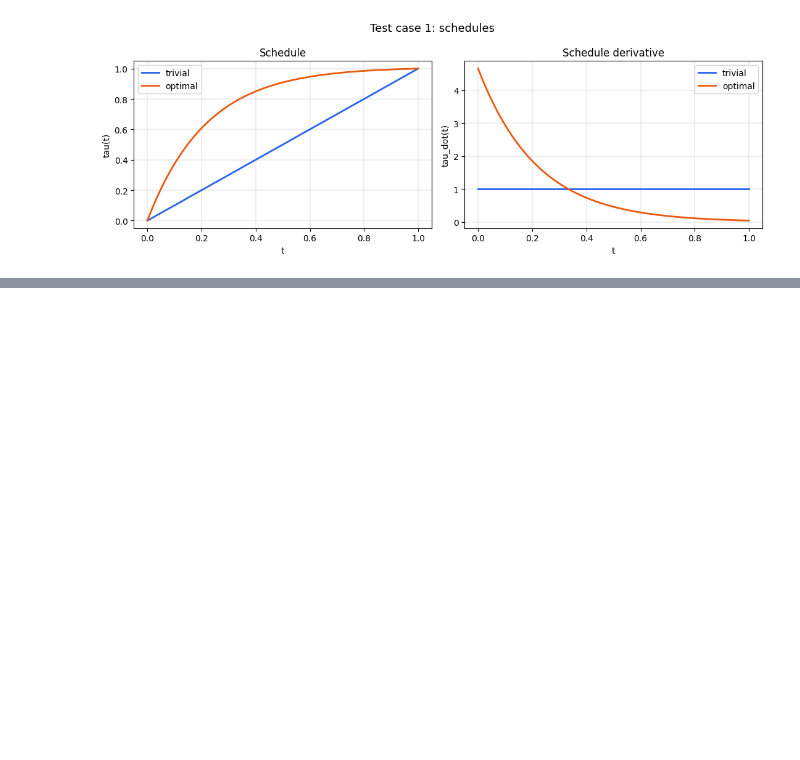
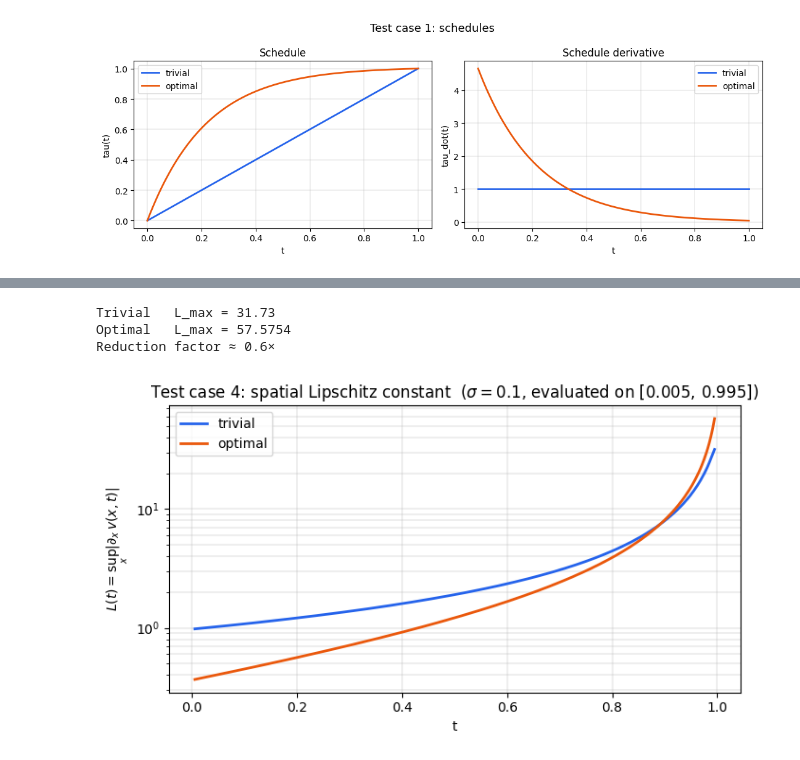
Before and after one commit to noeldebugs/scheduled-flow-matching, a Jupyter notebook: notebooks/optimal_scheduling_1d.ipynb, the cells around one changed output, grey strips where cells are left out. Cells and saved outputs as stored; diff of their text form; code cells hidden in the pictures; blank space fills up the shorter version.

```diff
--- a/notebooks/optimal_scheduling_1d.ipynb
+++ b/notebooks/optimal_scheduling_1d.ipynb
@@ -245 +428,25 @@ Optimal  L max = 4.6052,  theoretical = 4.6052
+# %%
+t_lip_tc4  = np.linspace(0.005, 0.995, 300)
+# Evaluate on a grid that stays well inside (0,1) to avoid T' = ∞ at boundaries
+x_eval_tc4 = np.linspace(0.005, 0.995, 1200)
+
+v_triv_tc4 = velocity_field(T_tc4, tau_triv_tc4, tau_dot_triv_tc4)
+v_opt_tc4  = velocity_field(T_tc4, tau_opt_tc4,  tau_dot_opt_tc4)
+
+L_triv_tc4 = lipschitz_constant(v_triv_tc4, t_lip_tc4, x_eval_tc4)
+L_opt_tc4  = lipschitz_constant(v_opt_tc4,  t_lip_tc4, x_eval_tc4)
+
+print(f"Trivial   L_max = {L_triv_tc4.max():.2f}")
+print(f"Optimal   L_max = {L_opt_tc4.max():.4f}")
+print(f"Reduction factor ≈ {L_triv_tc4.max() / L_opt_tc4.max():.1f}×")
+
+plot_lipschitz(
+    L_triv_tc4, L_opt_tc4, t_lip_tc4,
+    title=r"Test case 4: spatial Lipschitz constant  ($\sigma=0.1$, evaluated on $[0.005,\,0.995]$)",
+)
+# %% [output]
+Trivial   L_max = 31.73
+Optimal   L_max = 57.5754
+Reduction factor ≈ 0.6×
+[figure, added]
 # %% [markdown]
```
Also changed, not shown: parts of 19 cells of this notebook.
